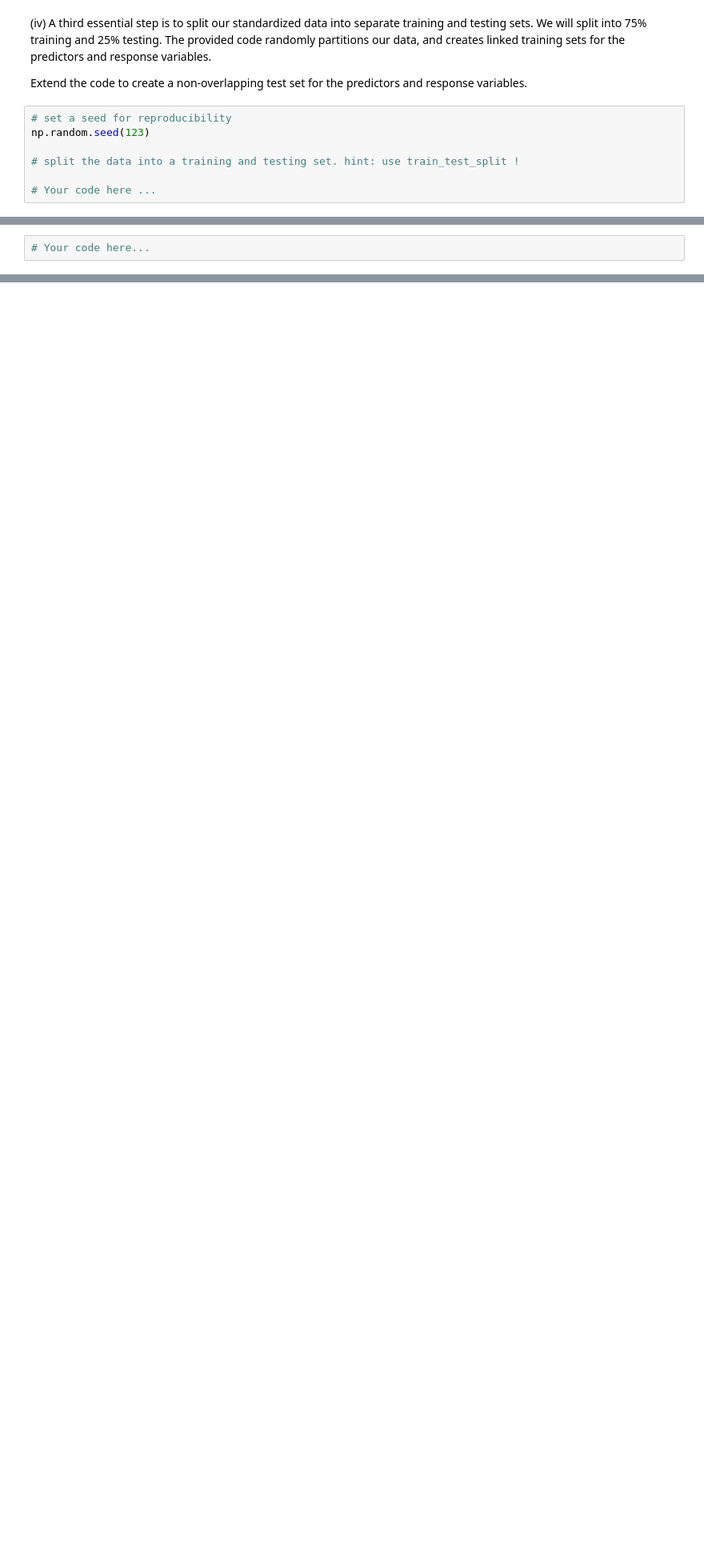
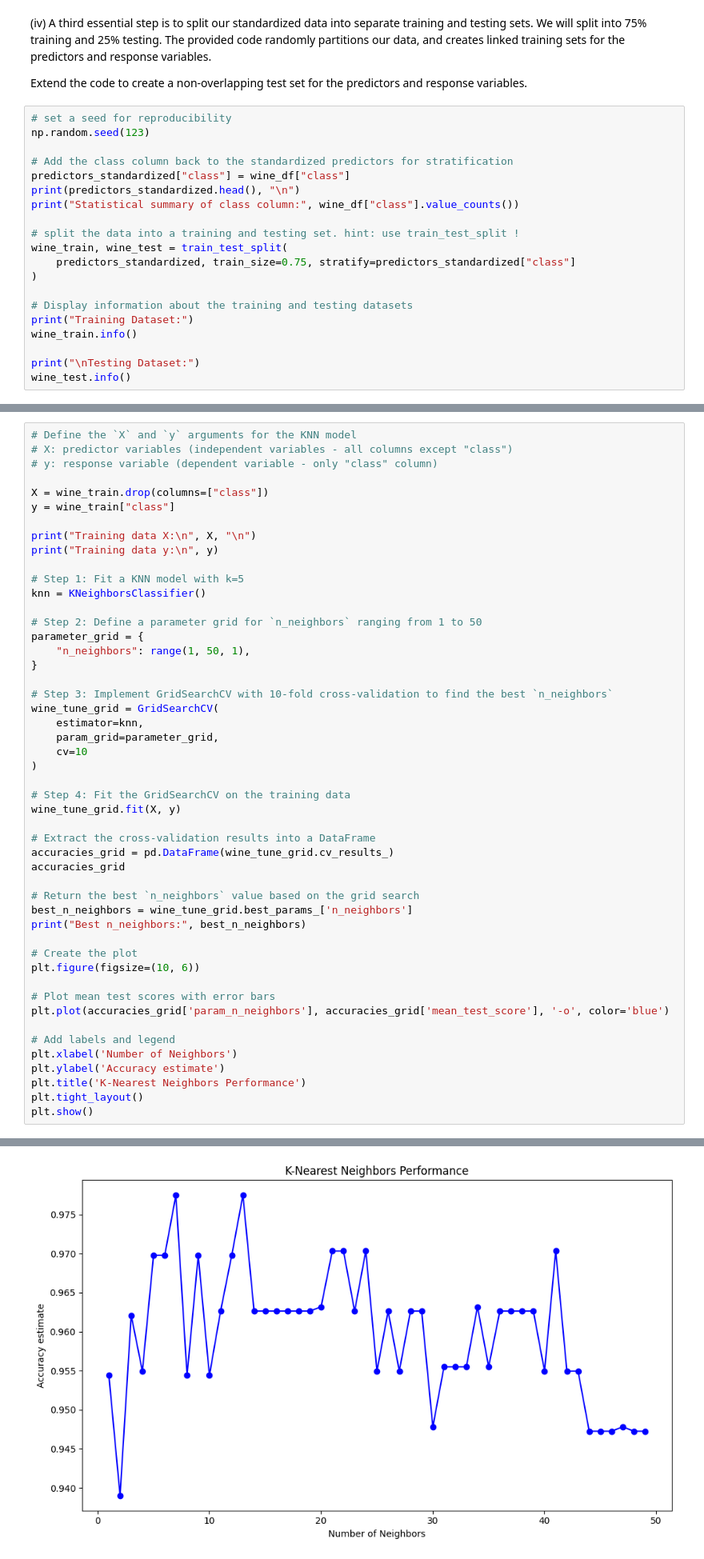
Before and after one commit to Rajesh-Detroja/LCR, a Jupyter notebook: 02_activities/assignments/assignment_1.ipynb, the cells around one changed output, grey strips where cells are left out. Shown at 80% size. Cells and saved outputs as stored; diff of their text form; blank space fills up the shorter version.

```diff
--- a/02_activities/assignments/assignment_1.ipynb
+++ b/02_activities/assignments/assignment_1.ipynb
@@ -166,6 +176,19 @@ Extend the code to create a non-overlapping test set for the predictors and resp
 # set a seed for reproducibility
 np.random.seed(123)
 
+# Add the class column back to the standardized predictors for stratification
+predictors_standardized["class"] = wine_df["class"]
+print(predictors_standardized.head(), "\n")
+print("Statistical summary of class column:", wine_df["class"].value_counts())
+
 # split the data into a training and testing set. hint: use train_test_split !
+wine_train, wine_test = train_test_split(
+    predictors_standardized, train_size=0.75, stratify=predictors_standardized["class"]
+)
 
-# Your code here ...
+# Display information about the training and testing datasets
+print("Training Dataset:")
+wine_train.info()
+
+print("\nTesting Dataset:")
+wine_test.info()
@@ -182,4 +223,52 @@ Perform a grid search to tune the `n_neighbors` hyperparameter using 10-fold cro
 3. Implement a grid search using `GridSearchCV` with 10-fold cross-validation to find the optimal number of neighbors.
 4. After fitting the model on the training data, identify and return the best value for `n_neighbors` based on the grid search results.
 # %%
-# Your code here...
+# Define the `X` and `y` arguments for the KNN model
+# X: predictor variables (independent variables - all columns except "class")
+# y: response variable (dependent variable - only "class" column)
+
+X = wine_train.drop(columns=["class"])
+y = wine_train["class"]
+
+print("Training data X:\n", X, "\n")
+print("Training data y:\n", y)
+
+# Step 1: Fit a KNN model with k=5
+knn = KNeighborsClassifier()
+
+# Step 2: Define a parameter grid for `n_neighbors` ranging from 1 to 50
+parameter_grid = {
+    "n_neighbors": range(1, 50, 1),
+}
+
+# Step 3: Implement GridSearchCV with 10-fold cross-validation to find the best `n_neighbors`
+wine_tune_grid = GridSearchCV(
+    estimator=knn,
+    param_grid=parameter_grid,
+    cv=10
+)
+
+# Step 4: Fit the GridSearchCV on the training data
+wine_tune_grid.fit(X, y)
+
+# Extract the cross-validation results into a DataFrame
+accuracies_grid = pd.DataFrame(wine_tune_grid.cv_results_)
+accuracies_grid
+
+# Return the best `n_neighbors` value based on the grid search
+best_n_neighbors = wine_tune_grid.best_params_['n_neighbors']
+print("Best n_neighbors:", best_n_neighbors)
+
+# Create the plot
+plt.figure(figsize=(10, 6))
+
+# Plot mean test scores with error bars
+plt.plot(accuracies_grid['param_n_neighbors'], accuracies_grid['mean_test_score'], '-o', color='blue')
+
+# Add labels and legend
+plt.xlabel('Number of Neighbors')
+plt.ylabel('Accuracy estimate')
+plt.title('K-Nearest Neighbors Performance')
+plt.tight_layout()
+plt.show()
+# %% [output]
@@ -186,3 +292,4 @@ Perform a grid search to tune the `n_neighbors` hyperparameter using 10-fold cro
+[figure, added]
 # %% [markdown]
 #### **Question 4:**
 #### Model evaluation
```
Also changed, not shown: parts of 7 cells of this notebook.
